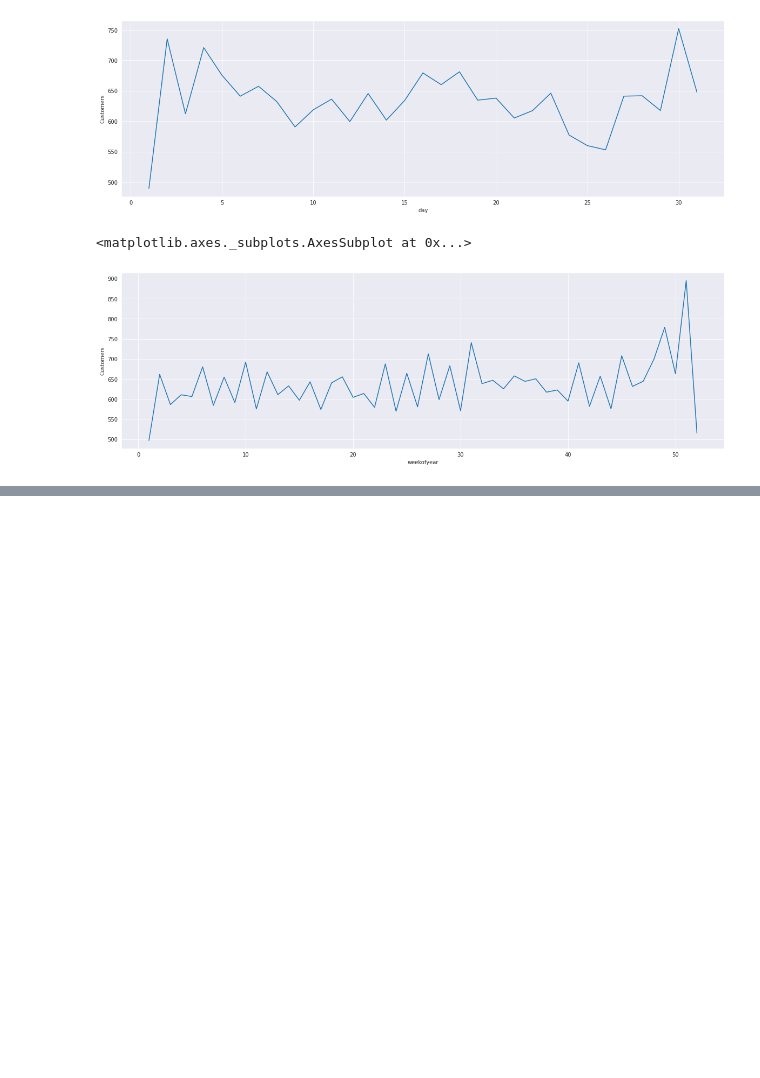
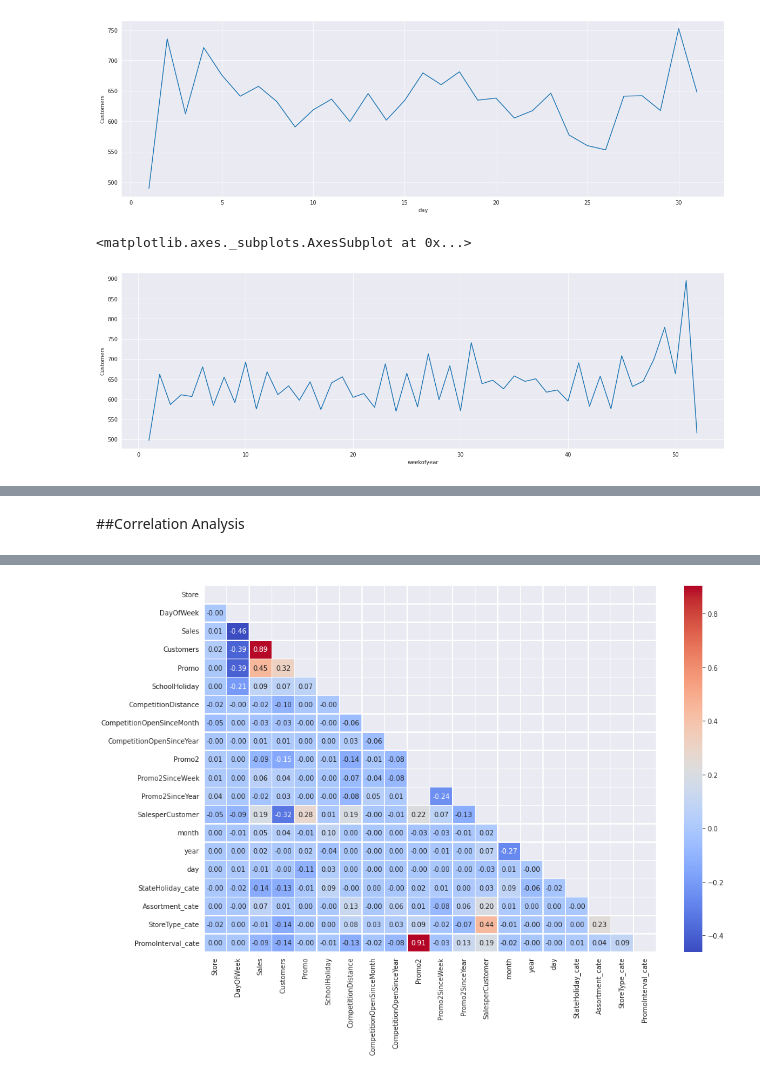
Before and after one commit to vivek16pawar/Retail-Sales-Prediction, a Jupyter notebook: Rossmann_Sales_Prediction_Capstone_Project.ipynb, the cells around one changed output, grey strips where cells are left out. Drawn from its saved outputs; the diff is of its cells as text; code cells hidden in the pictures; blank space fills up the shorter version.

```diff
--- a/Rossmann_Sales_Prediction_Capstone_Project.ipynb
+++ b/Rossmann_Sales_Prediction_Capstone_Project.ipynb
@@ -440,0 +536,4 @@ sns.lineplot(data = merge_df, x = 'weekofyear', y = 'Customers',markers=True,ci=
+# %%
+merge_df['PromoInterval'] = merge_df['PromoInterval'].astype('category')
+merge_df['PromoInterval_cate'] = merge_df['PromoInterval'].cat.codes
+merge_df['PromoInterval_cate'] = merge_df['PromoInterval_cate'].astype('float')
@@ -440,0 +595,21 @@ sns.lineplot(data = merge_df, x = 'weekofyear', y = 'Customers',markers=True,ci=
+# %%
+max_distance = merge_df.CompetitionDistance.max()
+merge_df['CompetitionDistance'].fillna(max_distance, inplace=True)
+# %% [markdown]
+##Correlation Analysis
+# %%
+df_correlation=merge_df[['Store', 'DayOfWeek', 'Sales', 'Customers', 'Open', 'Promo',
+        'SchoolHoliday',
+       'CompetitionDistance', 'CompetitionOpenSinceMonth',
+       'CompetitionOpenSinceYear', 'Promo2', 'Promo2SinceWeek',
+       'Promo2SinceYear', 'SalesperCustomer', 'month', 'year',
+       'day', 'StateHoliday_cate', 'Assortment_cate', 'StoreType_cate',
+       'PromoInterval_cate']]
+# %%
+df_correlation=df_correlation.drop('Open', axis = 1)
+# %%
+upper_triangle = np.zeros_like(df_correlation.corr(), dtype = np.bool)
+upper_triangle[np.triu_indices_from(upper_triangle)] = True
+f, ax = plt.subplots(figsize = (15, 10))
+sns.heatmap(df_correlation.corr(),ax=ax,mask=upper_triangle,annot=True, fmt='.2f',linewidths=0.5,cmap='coolwarm');
+# %% [output]
@@ -440,0 +618 @@ sns.lineplot(data = merge_df, x = 'weekofyear', y = 'Customers',markers=True,ci=
+[figure, added]
```
Also changed, not shown: parts of 29 cells of this notebook.
